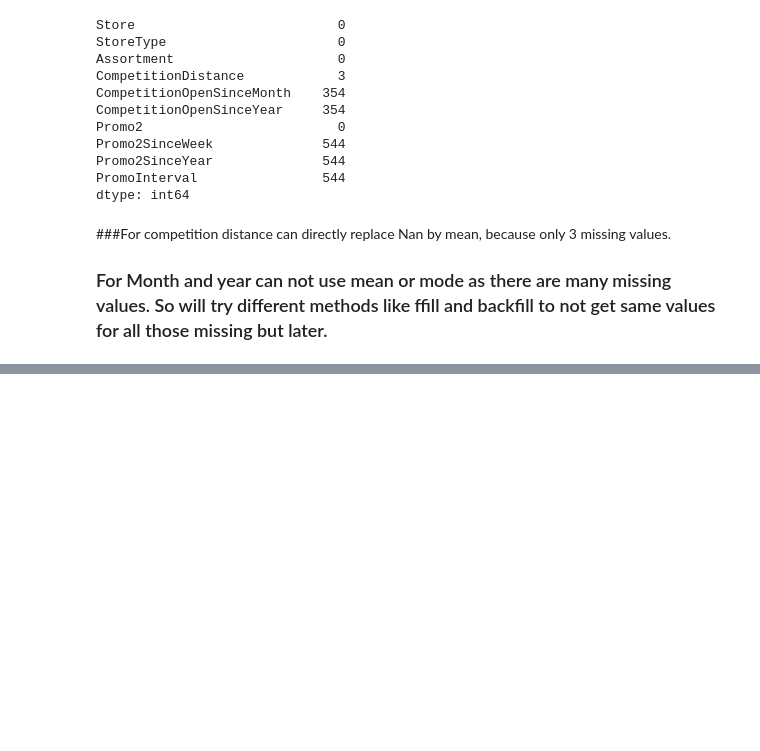
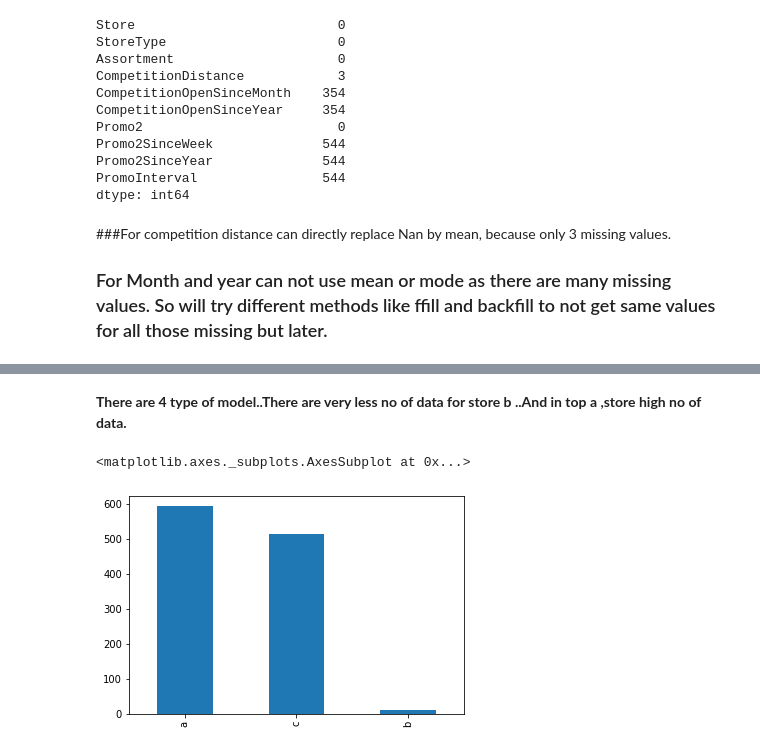
Before and after one commit to satyam-jyoti-sankar/Rossmann-Sales-Prediction-, a Jupyter notebook: Rossmann_Sales_Prediction_Capstone_Project.ipynb, the cells around one changed output, grey strips where cells are left out. Cells and saved outputs as stored; diff of their text form; code cells hidden in the pictures; blank space fills up the shorter version.

```diff
--- a/Rossmann_Sales_Prediction_Capstone_Project.ipynb
+++ b/Rossmann_Sales_Prediction_Capstone_Project.ipynb
@@ -250,0 +264,8 @@ dtype: int64
+# %% [markdown]
+**There are 4 type of model..There are very less no of data for store b ..And in top a ,store  high no of data.**
+# %%
+#Assortment
+store_df['Assortment'].value_counts().plot(kind='bar')
+# %% [output]
+<matplotlib.axes._subplots.AxesSubplot at 0x...>
+[figure, added]
```
Also changed, not shown: parts of 15 cells of this notebook.
